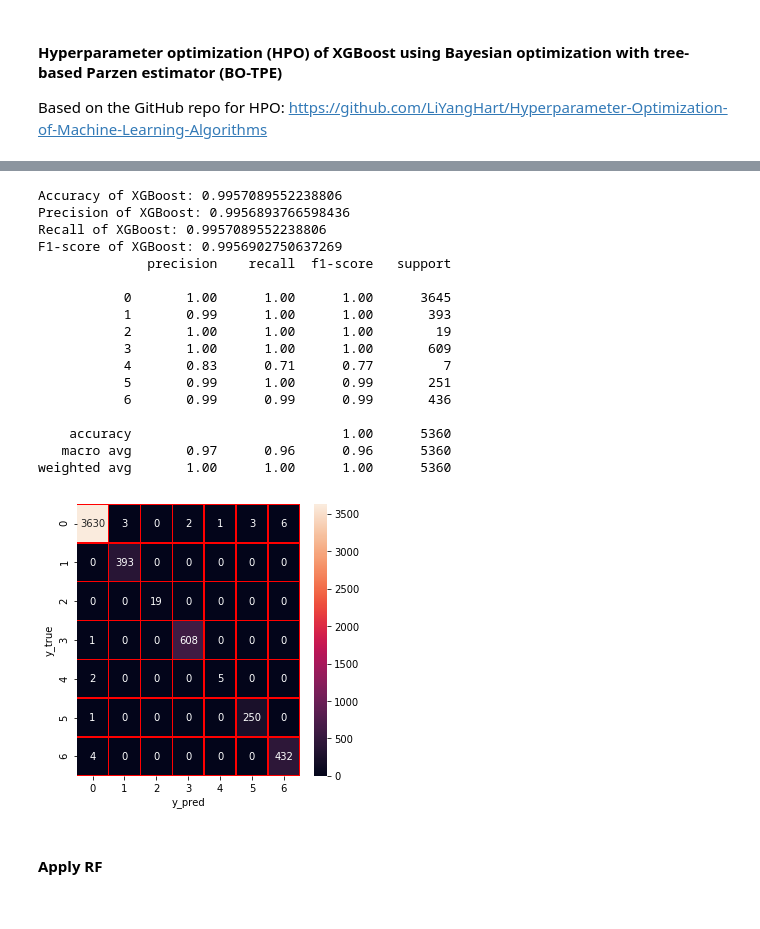
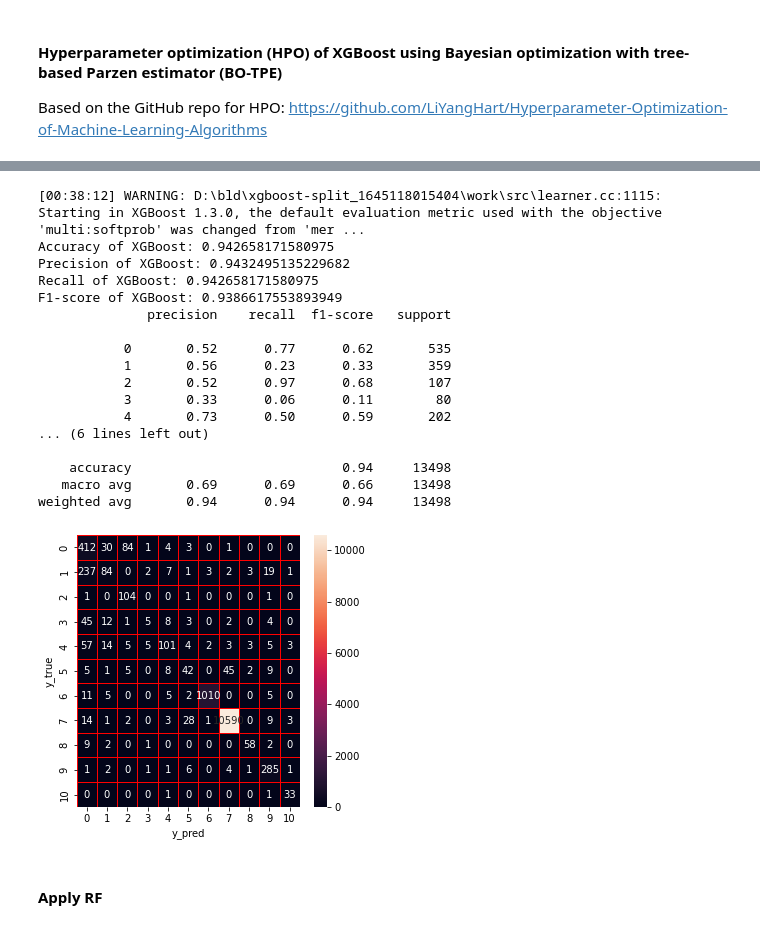
Before and after one commit to LaBaicai02/IDS_project, a Jupyter notebook: MTH-IDS_Adoptation_UNSW-NB15/MTH_IDS_Adoption_UNSW-NB15.ipynb, the cells around one changed output, grey strips where cells are left out. Cells and saved outputs as stored; diff of their text form; code cells hidden in the pictures.

```diff
--- a/MTH-IDS_Adoptation_UNSW-NB15/MTH_IDS_Adoption_UNSW-NB15.ipynb
+++ b/MTH-IDS_Adoptation_UNSW-NB15/MTH_IDS_Adoption_UNSW-NB15.ipynb
@@ -65,13 +66,28 @@ Refering to the training set included in the files downloaded from Kaggle
 # df_training = pd.read_csv('data/achieve/UNSW_NB15_training-set.csv', index_col='id')
 # # Get feature set
 # features = df_training.columns.to_list()
+# # Adjustments
+# # Rename some feature names to match the complete dataset
+# rename_dict = {
+#     'smean': 'smeansz',
+#     'dmean': 'dmeansz',
+#     'response_body_len': 'res_bdy_len',
+#     'sinpkt': 'sintpkt',
+#     'dinpkt': 'dintpkt'
+# }
+# features = list(map(lambda x: rename_dict[x] if x in rename_dict else x, features))
+# # Remove feature 'rate' since it is not in the dataset
+# features.remove('rate')
+# # Remove feature 'label' to match the original code of MTH-IDS_IoTJ
+# features.remove('label')
+# # Release Memory
 # del df_training
 
 # For convenience
-features = ['dur', 'proto', 'service', 'state', 'spkts', 'dpkts', 'sbytes', 'dbytes', 'rate', 'sttl', 'dttl', 'sload', 'dload', 'sloss', 'dloss',
- 'sinpkt', 'dinpkt', 'sjit', 'djit', 'swin', 'stcpb', 'dtcpb', 'dwin', 'tcprtt', 'synack', 'ackdat', 'smean', 'dmean', 'trans_depth', 'response_body_len',
- 'ct_srv_src', 'ct_state_ttl', 'ct_dst_ltm', 'ct_src_dport_ltm', 'ct_dst_sport_ltm', 'ct_dst_src_ltm', 'is_ftp_login', 'ct_ftp_cmd', 'ct_flw_http_mthd',
- 'ct_src_ltm', 'ct_srv_dst', 'is_sm_ips_ports', 'attack_cat', 'label']
+features = ['dur', 'proto', 'service', 'state', 'spkts', 'dpkts', 'sbytes', 'dbytes', 'sttl', 'dttl', 'sload', 'dload', 'sloss', 'dloss',
+ 'sintpkt', 'dintpkt', 'sjit', 'djit', 'swin', 'stcpb', 'dtcpb', 'dwin', 'tcprtt', 'synack', 'ackdat', 'smeansz', 'dmeansz', 'trans_depth',
+ 'res_bdy_len', 'ct_srv_src', 'ct_state_ttl', 'ct_dst_ltm', 'ct_src_dport_ltm', 'ct_dst_sport_ltm', 'ct_dst_src_ltm', 'is_ftp_login',
+ 'ct_ftp_cmd', 'ct_flw_http_mthd', 'ct_src_ltm', 'ct_srv_dst', 'is_sm_ips_ports', 'attack_cat']
 
 print(features)
 # %% [output]
@@ -198,9 +219,9 @@ result.to_csv('./data/CICIDS2017_sample_km.csv',index=0)
 # %% [markdown]
 ### split train set and test set
 # %%
-df=pd.read_csv('./data/CICIDS2017_sample_km.csv')
+df=pd.read_csv('./data/UNSW-NB15_sample_km.csv')
 # %%
-X = df.drop(['Label'],axis=1).values
+X = df.drop(['attack_cat'],axis=1).values
 y = df.iloc[:, -1].values.reshape(-1,1)
 y=np.ravel(y)
 # %%
@@ -273,7 +298,7 @@ dtype: int64
 ### SMOTE to solve class-imbalance
 # %%
 from imblearn.over_sampling import SMOTE
-smote=SMOTE(n_jobs=-1,sampling_strategy={2:1000,4:1000})
+smote=SMOTE(n_jobs=-1,sampling_strategy={4:1000,5:1000,2:1000,3:1000,8:1000,10:1000})
 # %%
 X_train, y_train = smote.fit_sample(X_train, y_train)
 # %%
@@ -366,40 +411,40 @@ XGBoost: Hyperopt estimated optimum {'learning_rate': 0.7340229699980686, 'n_est
 # %%
-xg = xgb.XGBClassifier(learning_rate= 0.7340229699980686, n_estimators = 70, max_depth = 14)
+xg = xgb.XGBClassifier(learning_rate= 0.3962435761205574, n_estimators = 15, max_depth = 7)
 xg.fit(X_train,y_train)
 xg_score=xg.score(X_test,y_test)
 y_predict=xg.predict(X_test)
 y_true=y_test
 print('Accuracy of XGBoost: '+ str(xg_score))
 precision,recall,fscore,none= precision_recall_fscore_support(y_true, y_predict, average='weighted')
 print('Precision of XGBoost: '+(str(precision)))
 print('Recall of XGBoost: '+(str(recall)))
 print('F1-score of XGBoost: '+(str(fscore)))
 print(classification_report(y_true,y_predict))
 cm=confusion_matrix(y_true,y_predict)
 f,ax=plt.subplots(figsize=(5,5))
 sns.heatmap(cm,annot=True,linewidth=0.5,linecolor="red",fmt=".0f",ax=ax)
 plt.xlabel("y_pred")
 plt.ylabel("y_true")
 plt.show()
 # %% [output]
-Accuracy of XGBoost: 0.9957089552238806
-Precision of XGBoost: 0.9956893766598436
-Recall of XGBoost: 0.9957089552238806
-F1-score of XGBoost: 0.9956902750637269
+[00:38:12] WARNING: D:\bld\xgboost-split_1645118015404\work\src\learner.cc:1115: Starting in XGBoost 1.3.0, the default evaluation metric used with the objective 'multi:softprob' was changed from 'mer ...
+Accuracy of XGBoost: 0.942658171580975
+Precision of XGBoost: 0.9432495135229682
+Recall of XGBoost: 0.942658171580975
+F1-score of XGBoost: 0.9386617553893949
               precision    recall  f1-score   support
 
-           0       1.00      1.00      1.00      3645
-           1       0.99      1.00      1.00       393
-           2       1.00      1.00      1.00        19
-           3       1.00      1.00      1.00       609
-           4       0.83      0.71      0.77         7
-           5       0.99      1.00      0.99       251
-           6       0.99      0.99      0.99       436
+           0       0.52      0.77      0.62       535
+           1       0.56      0.23      0.33       359
+           2       0.52      0.97      0.68       107
+           3       0.33      0.06      0.11        80
+           4       0.73      0.50      0.59       202
+... (6 lines left out)
 
-    accuracy                           1.00      5360
-   macro avg       0.97      0.96      0.96      5360
-weighted avg       1.00      1.00      1.00      5360
+    accuracy                           0.94     13498
+   macro avg       0.69      0.69      0.66     13498
+weighted avg       0.94      0.94      0.94     13498
-[figure, old version]
+[figure, new version]
 # %%
 xg_train=xg.predict(X_train)
 xg_test=xg.predict(X_test)
```
Also changed, not shown: parts of 53 cells of this notebook, 2 other files.
